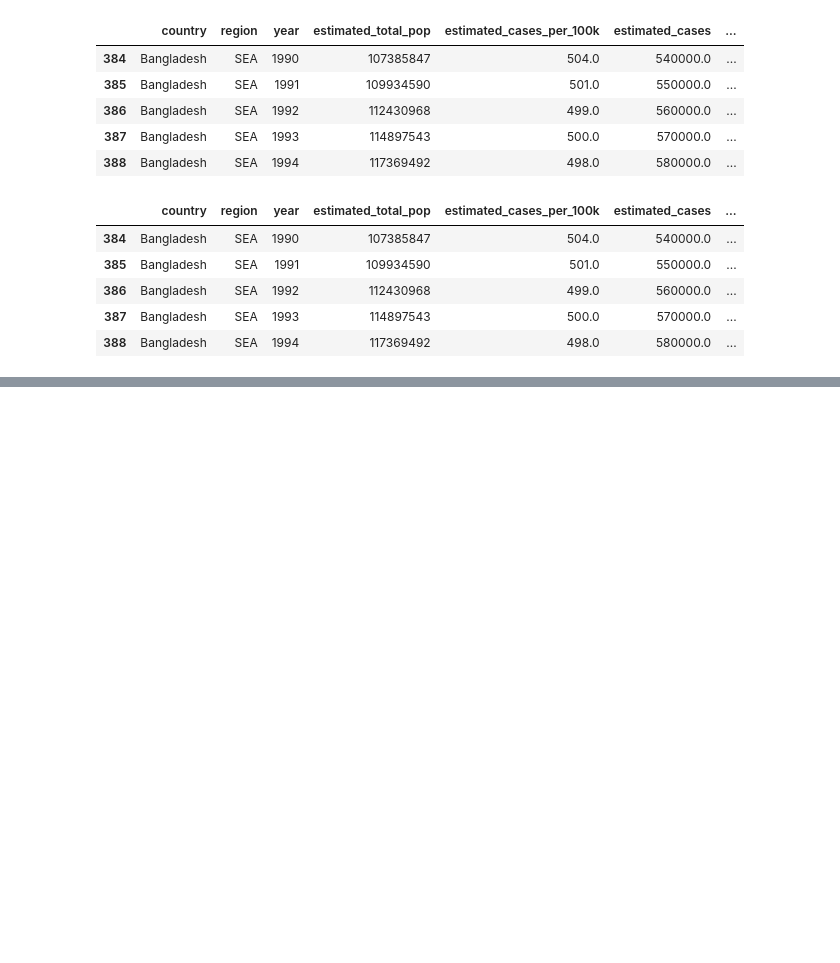
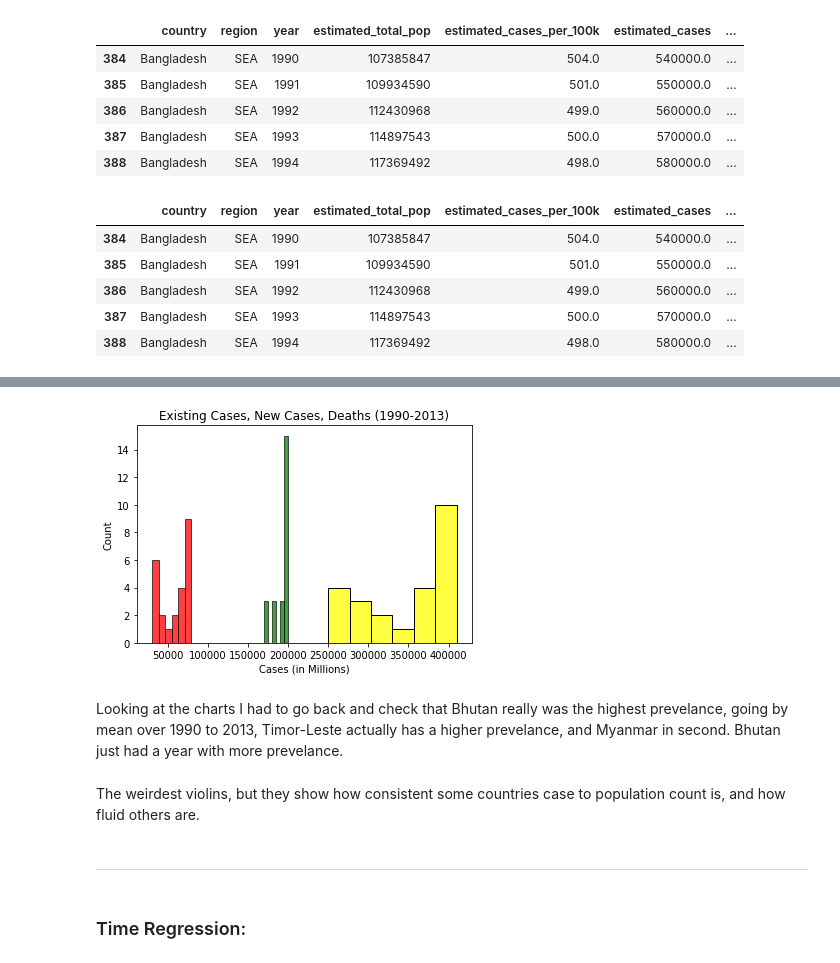
Before and after one commit to JenniferMLewis/Methodologies-I-Individual-Project, a Jupyter notebook: initial.ipynb, the cells around one changed output, grey strips where cells are left out. Drawn from its saved outputs; the diff is of its cells as text; code cells hidden in the pictures; blank space fills up the shorter version.

```diff
--- a/initial.ipynb
+++ b/initial.ipynb
@@ -450,0 +599,9 @@ df.head()
+# %%
+sns.histplot(data=df, x= 'estimated_cases', color="yellow")
+sns.histplot(data=df, x='estimated_new_cases', color="green")
+sns.histplot(data=df, x='estimated_deaths', color = "red")
+plt.xlabel("Cases (in Millions)")
+plt.title("Existing Cases, New Cases, Deaths (1990-2013)")
+plt.show()
+# %% [output]
+[figure, added]
@@ -450,0 +618,2 @@ df.head()
+# %% [markdown]
+Looking at the charts I had to go back and check that Bhutan really was the highest prevelance, going by mean over 1990 to 2013, Timor-Leste actually has a higher prevelance, and Myanmar in second. Bhutan just had a year with more prevelance.
@@ -450,0 +625,2 @@ df.head()
+# %% [markdown]
+The weirdest violins, but they show how consistent some countries case to population count is, and how fluid others are.
@@ -450,0 +722,4 @@ df.head()
+# %% [markdown]
+-------
+# %% [markdown]
+### Time Regression:
```
Also changed, not shown: parts of 38 cells of this notebook, 1 other file.
